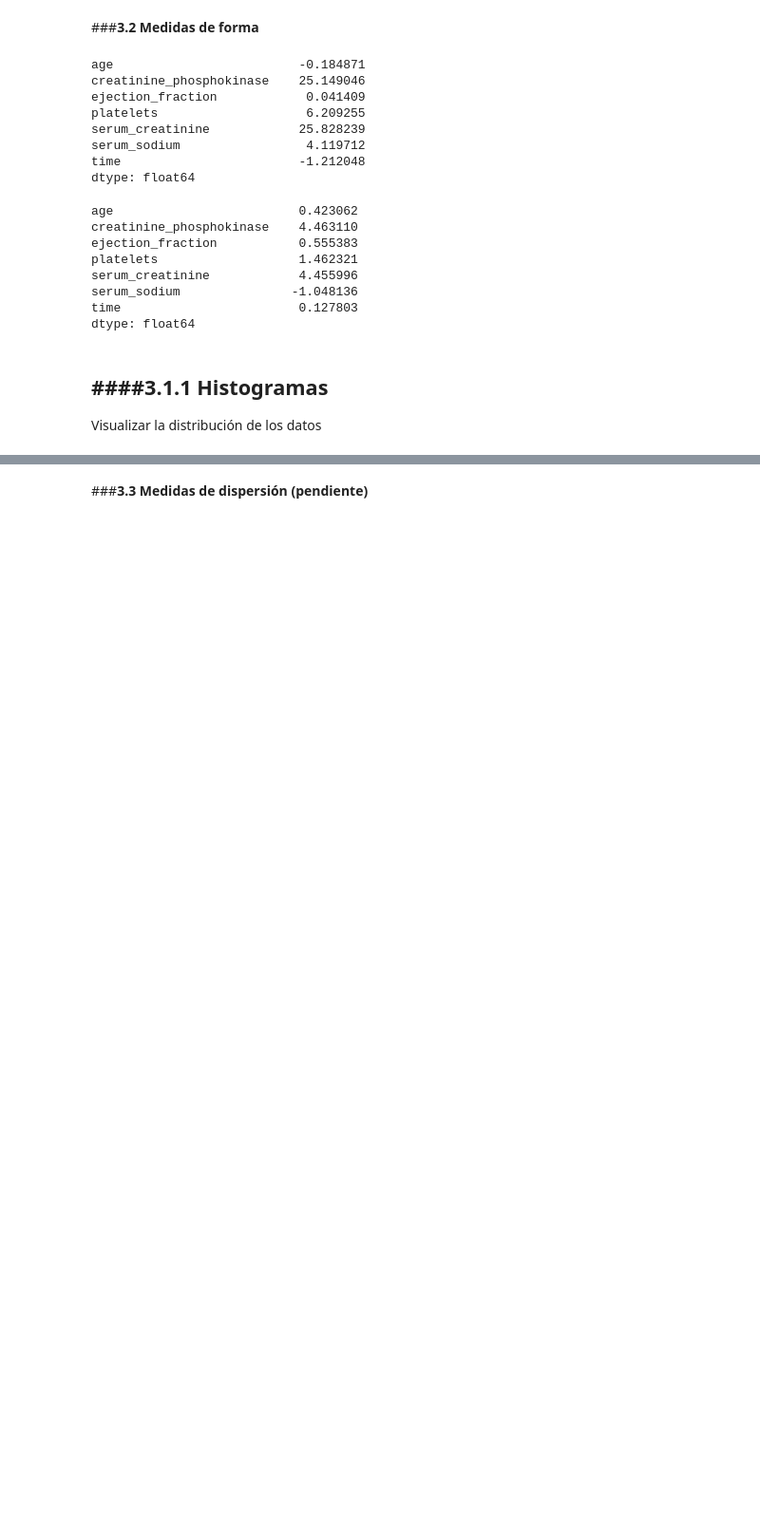
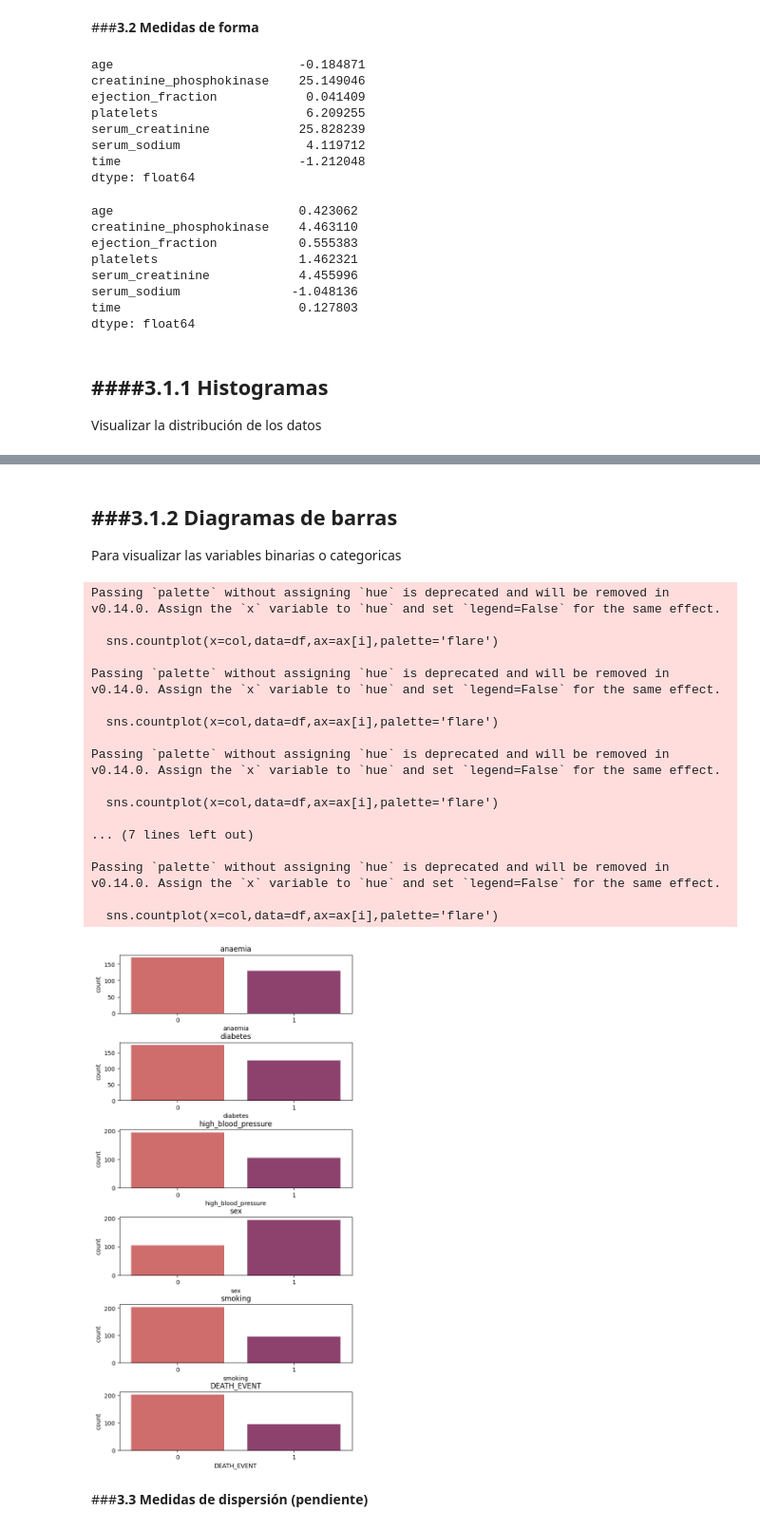
Before and after one commit to Robert-Gomez-AI/HeartFailure, a Jupyter notebook: Fase_2_Entendimiento_de_los_datos.ipynb, the cells around one changed output, grey strips where cells are left out. Shown: that part at 95% size. Drawn from its saved outputs; the diff is of its cells as text; code cells hidden in the pictures; blank space fills up the shorter version.

```diff
--- a/Fase_2_Entendimiento_de_los_datos.ipynb
+++ b/Fase_2_Entendimiento_de_los_datos.ipynb
@@ -241,2 +240,32 @@ for i, columna in enumerate(variables_cuantitativas):
+# %% [markdown]
+###**3.1.2 Diagramas de barras**
+---
+Para visualizar las variables binarias o categoricas
+# %%
+fig,ax=plt.subplots(nrows=len(variables_categoricas),ncols=1,figsize=(7,15))
+fig.subplots_adjust(hspace=0.5)
+
+for i,col in enumerate(variables_categoricas):
+  sns.countplot(x=col,data=df,ax=ax[i],palette='flare')
+  ax[i].set_title(col)
+# %% [output]
+Passing `palette` without assigning `hue` is deprecated and will be removed in v0.14.0. Assign the `x` variable to `hue` and set `legend=False` for the same effect.
+
+  sns.countplot(x=col,data=df,ax=ax[i],palette='flare')
+
+Passing `palette` without assigning `hue` is deprecated and will be removed in v0.14.0. Assign the `x` variable to `hue` and set `legend=False` for the same effect.
+
+  sns.countplot(x=col,data=df,ax=ax[i],palette='flare')
+
+Passing `palette` without assigning `hue` is deprecated and will be removed in v0.14.0. Assign the `x` variable to `hue` and set `legend=False` for the same effect.
+
+  sns.countplot(x=col,data=df,ax=ax[i],palette='flare')
+
+... (7 lines left out)
+
+Passing `palette` without assigning `hue` is deprecated and will be removed in v0.14.0. Assign the `x` variable to `hue` and set `legend=False` for the same effect.
+
+  sns.countplot(x=col,data=df,ax=ax[i],palette='flare')
+[figure, added]
 # %% [markdown]
 ###**3.3 Medidas de dispersión (pendiente)**
```
Also changed, not shown: parts of 9 cells of this notebook.
